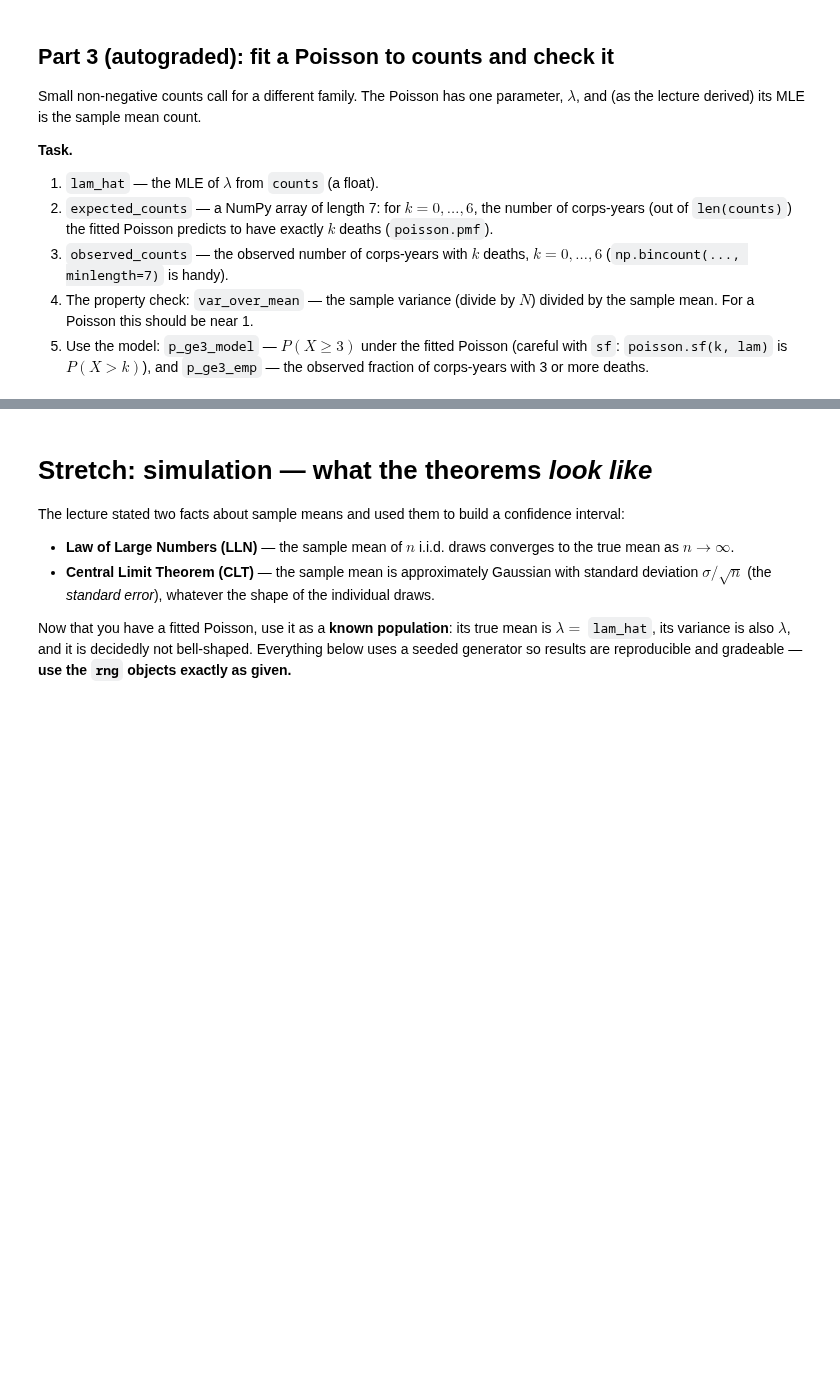
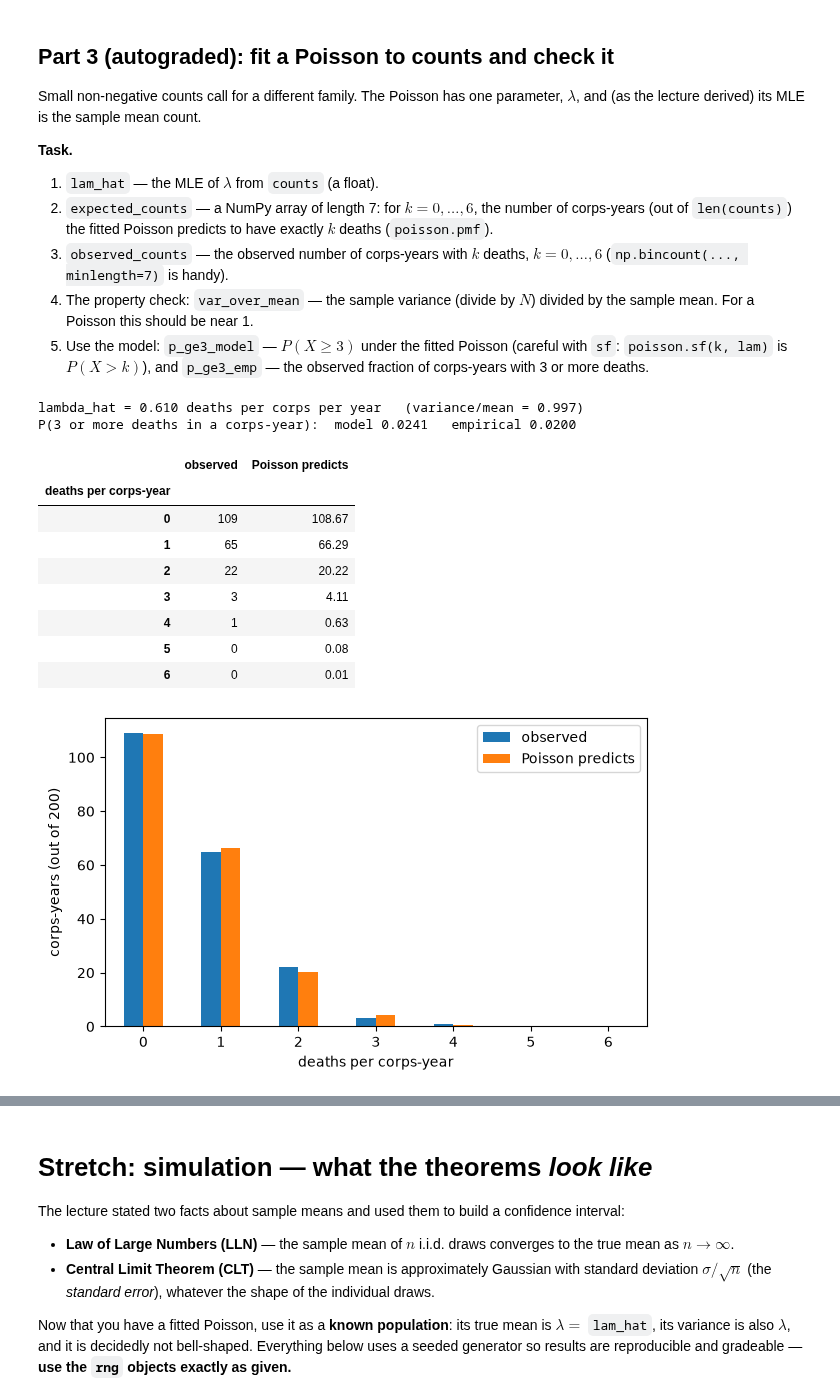
Before and after one commit to KNhae/DS701-Materials-FA26, a Jupyter notebook: class_activity_notebooks/05-InClass-Exercise-Probabilistic-Modeling-A1/05-InClass-Exercise-Probabilistic-Modeling-A1.ipynb, the cells around one changed output, grey strips where cells are left out. Drawn from its saved outputs; the diff is of its cells as text; code cells hidden in the pictures; blank space fills up the shorter version.

```diff
--- a/class_activity_notebooks/05-InClass-Exercise-Probabilistic-Modeling-A1/05-InClass-Exercise-Probabilistic-Modeling-A1.ipynb
+++ b/class_activity_notebooks/05-InClass-Exercise-Probabilistic-Modeling-A1/05-InClass-Exercise-Probabilistic-Modeling-A1.ipynb
@@ -267,22 +293,35 @@ $\lambda$, and (as the lecture derived) its MLE is the sample mean count.
 # %%
 ks = np.arange(0, 7)
 
-lam_hat = ...
-expected_counts = ...
-observed_counts = ...
-var_over_mean = ...
-p_ge3_model = ...
-p_ge3_emp = ...
+lam_hat = (np.sum(counts)) / len(counts)
+expected_counts = len(counts) * poisson.pmf(ks, lam_hat)
+observed_counts = np.bincount(counts, minlength=7)
+var_over_mean = np.var(counts) / np.mean(counts)
+p_ge3_model = poisson.sf(2, lam_hat)
+p_ge3_emp = np.mean(counts >= 3)
 
 print(f"lambda_hat = {lam_hat:.3f} deaths per corps per year   (variance/mean = {var_over_mean:.3f})")
 print(f"P(3 or more deaths in a corps-year):  model {p_ge3_model:.4f}   empirical {p_ge3_emp:.4f}")
 
 fit_table = pd.DataFrame({"observed": observed_counts,
                           "Poisson predicts": expected_counts.round(2)},
                          index=pd.Index(ks, name="deaths per corps-year"))
 display(fit_table)
 fit_table.plot.bar(figsize=(7, 4))
 plt.ylabel(f"corps-years (out of {len(counts)})"); plt.xticks(rotation=0)
 plt.show()
+# %% [output]
+lambda_hat = 0.610 deaths per corps per year   (variance/mean = 0.997)
+P(3 or more deaths in a corps-year):  model 0.0241   empirical 0.0200
+|  | observed | Poisson predicts |
+| deaths per corps-year |  |  |
+| 0 | 109 | 108.67 |
+| 1 | 65 | 66.29 |
+| 2 | 22 | 20.22 |
+| 3 | 3 | 4.11 |
+| 4 | 1 | 0.63 |
+| 5 | 0 | 0.08 |
+| 6 | 0 | 0.01 |
+[figure, added]
 # %%
 grader.check("q3")
```
Also changed, not shown: parts of 8 cells of this notebook, 3 other files.
